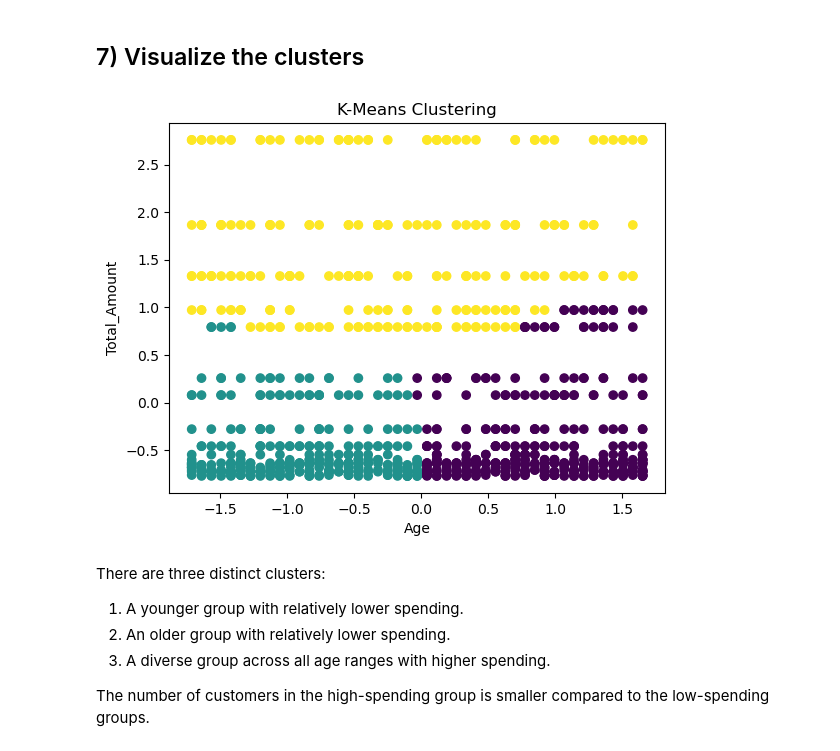
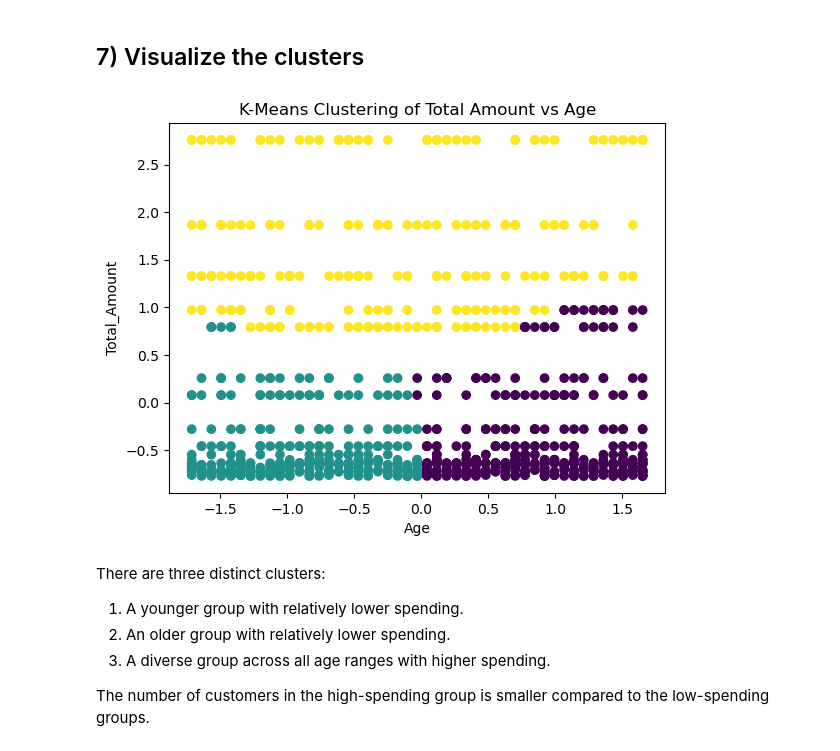
Before and after one commit to AbrahimSA/Retail_Sales, a Jupyter notebook: 3_segmentation_age_totalamount.ipynb, the cells around one changed output. Saved outputs shown, nothing was run; the diff lists cells and outputs as text; code cells hidden in the pictures.

```diff
--- a/3_segmentation_age_totalamount.ipynb
+++ b/3_segmentation_age_totalamount.ipynb
@@ -125,12 +125,12 @@ print(clustered_retail_df)
 # %%
 # Plot the clusters
 plt.scatter(clustered_retail_df['Age'], clustered_retail_df['Total_Amount'], c=clustered_retail_df['Cluster'])
 plt.xlabel('Age')
 plt.ylabel('Total_Amount')
-plt.title('K-Means Clustering')
+plt.title('K-Means Clustering of Total Amount vs Age')
 plt.show()
 # %% [output]
-[figure, old version]
+[figure, new version]
 # %% [markdown]
 There are three distinct clusters:
 
```
Also changed, not shown: parts of 1 cell of this notebook, 2 other files.
